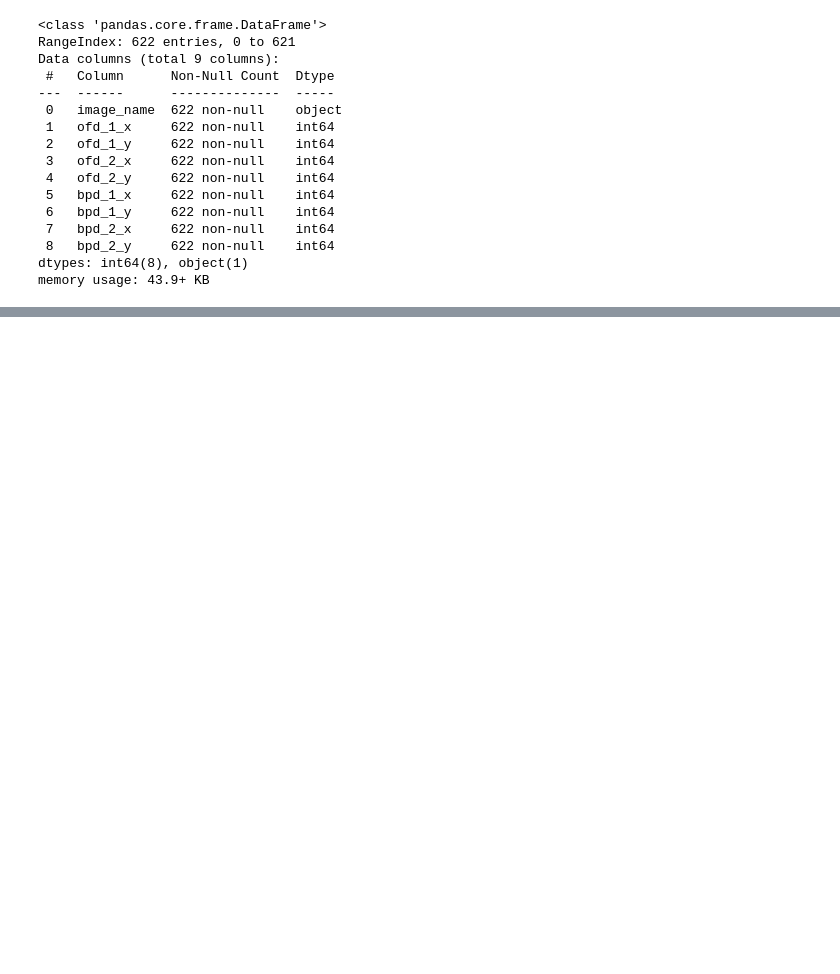
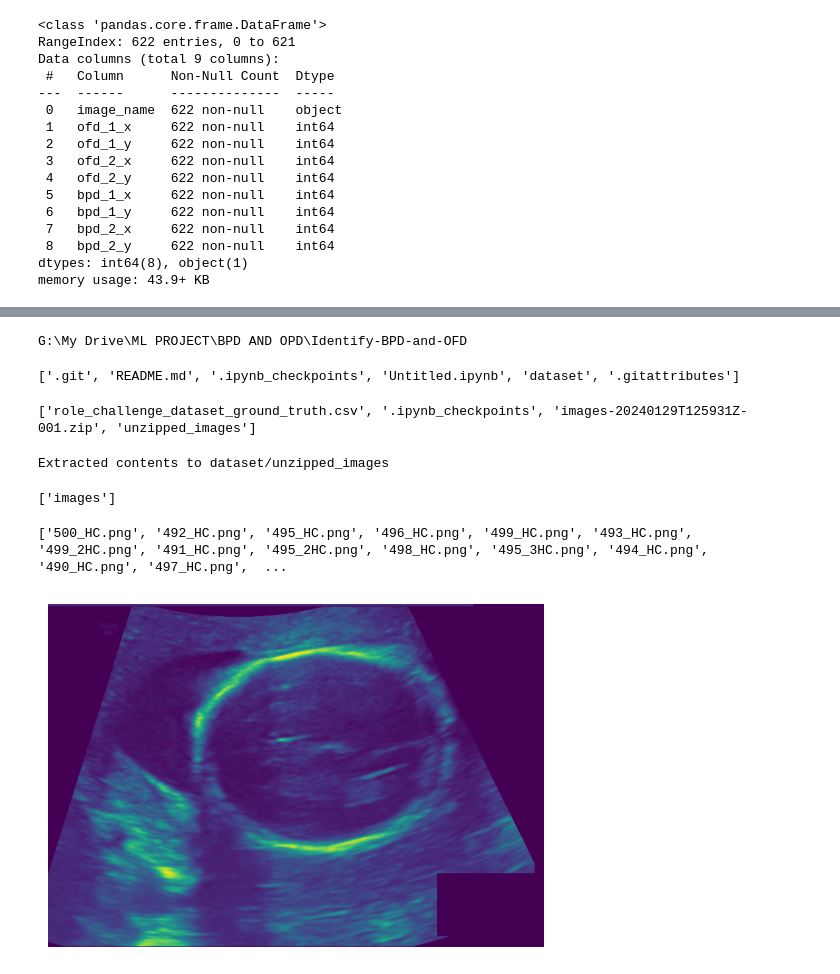
Before and after one commit to Usmanrajaa/Identify-BPD-and-OFD, a Jupyter notebook: Untitled.ipynb, the cells around one changed output, grey strips where cells are left out. Cells and saved outputs as stored; diff of their text form; code cells hidden in the pictures; blank space fills up the shorter version.

```diff
--- a/Untitled.ipynb
+++ b/Untitled.ipynb
@@ -25,0 +35,60 @@ memory usage: 43.9+ KB
+# %%
+import os
+print(os.getcwd())
+# %% [output]
+G:\My Drive\ML PROJECT\BPD AND OPD\Identify-BPD-and-OFD
+# %%
+print(os.listdir())
+# %% [output]
+['.git', 'README.md', '.ipynb_checkpoints', 'Untitled.ipynb', 'dataset', '.gitattributes']
+# %%
+print(os.listdir('dataset'))
+# %% [output]
+['role_challenge_dataset_ground_truth.csv', '.ipynb_checkpoints', 'images-20240129T125931Z-001.zip', 'unzipped_images']
+# %%
+import zipfile
+import os
+zip_path = 'dataset/images-20240129T125931Z-001.zip'
+extract_to = 'dataset/unzipped_images'
+if not os.path.exists(extract_to):
+    os.makedirs(extract_to)
+try:
+    with zipfile.ZipFile(zip_path, 'r') as zip_ref:
+        zip_ref.extractall(extract_to)
+    print(f"Extracted contents to {extract_to}")
+except FileNotFoundError:
+    print(f"The file {zip_path} does not exist.")
+except zipfile.BadZipFile:
+    print(f"The file {zip_path} is not a zip file or it is corrupted.")
+# %% [output]
+Extracted contents to dataset/unzipped_images
+# %%
+extracted_files = os.listdir('dataset/unzipped_images')
+print(extracted_files)
+# %% [output]
+['images']
+# %%
+import os
+
+# Get the list of files in the extracted images directory
+extracted_dir = 'dataset/unzipped_images/images'  # Adjusted based on the new subdirectory
+extracted_files = os.listdir(extracted_dir)
+print(extracted_files)  # This will print out the list of files in the directory
+# %% [output]
+['500_HC.png', '492_HC.png', '495_HC.png', '496_HC.png', '499_HC.png', '493_HC.png', '499_2HC.png', '491_HC.png', '495_2HC.png', '498_HC.png', '495_3HC.png', '494_HC.png', '490_HC.png', '497_HC.png',  ...
+# %%
+from PIL import Image
+import matplotlib.pyplot as plt
+if extracted_files:  # Check if the list is not empty
+    first_image_path = os.path.join(extracted_dir, extracted_files[0])
+    try:
+        with Image.open(first_image_path) as img:
+            plt.imshow(img)
+            plt.axis('off')
+            plt.show()
+    except IOError:
+        print(f"Cannot open image file: {first_image_path}")
+else:
+    print("No image files found in the extracted directory.")
+# %% [output]
+[figure, added]
```
Also changed, not shown: parts of 5 cells of this notebook.
